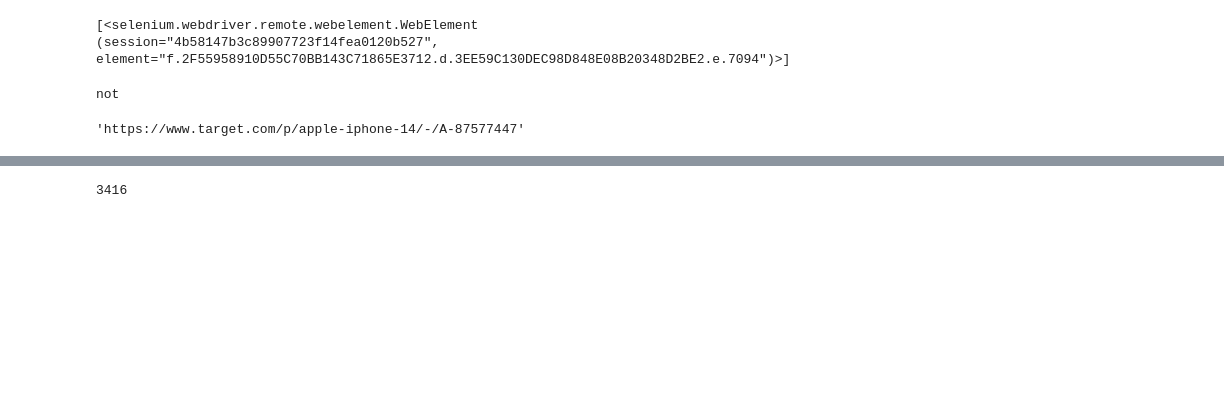
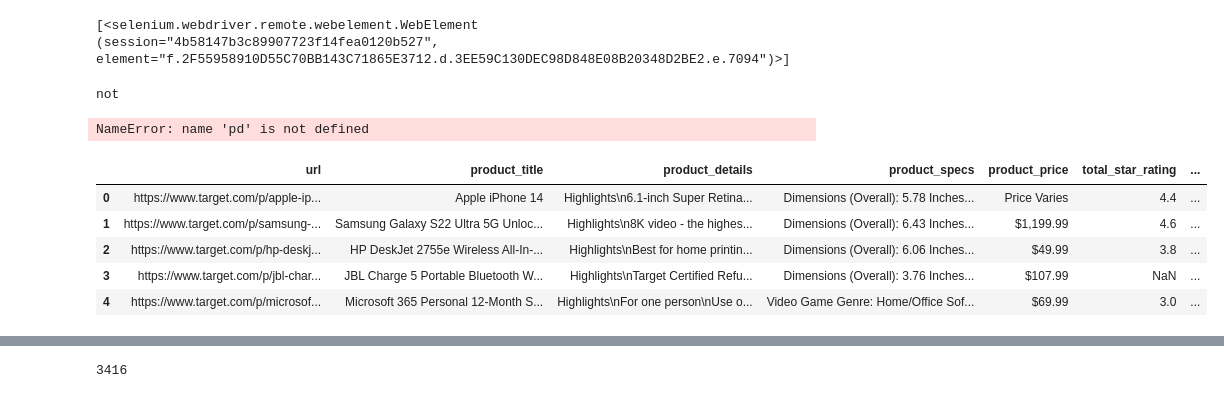
Before and after one commit to aneeshkhole/Perceived-Usefulness-of-online-customer-reviews, a Jupyter notebook: src/target parsing.ipynb, the cells around one changed output, grey strips where cells are left out. Cells and saved outputs as stored; diff of their text form; code cells hidden in the pictures; blank space fills up the shorter version.

```diff
--- a/src/target parsing.ipynb
+++ b/src/target parsing.ipynb
@@ -658,12 +238,19 @@ not
 # %%
 products = pd.DataFrame(product_records)
 reviews = pd.DataFrame(review_records)
-#products.to_csv('../data/target_products.csv',index=False)
-#reviews.to_csv('../data/target_reviews.csv',index=False)
+products.to_csv('../data/target_products.csv',index=False)
+reviews.to_csv('../data/target_reviews.csv',index=False)
+# %% [output]
+NameError: name 'pd' is not defined
-# %%
-products.iloc[0]['url']
-# %% [output]
-'https://www.target.com/p/apple-iphone-14/-/A-87577447'
+# %%
+products.head()
+# %% [output]
+|  | url | product_title | product_details | product_specs | product_price | total_star_rating | ... |
+| 0 | https://www.target.com/p/apple-ip... | Apple iPhone 14 | Highlights\n6.1-inch Super Retina... | Dimensions (Overall): 5.78 Inches... | Price Varies | 4.4 | ... |
+| 1 | https://www.target.com/p/samsung-... | Samsung Galaxy S22 Ultra 5G Unloc... | Highlights\n8K video - the highes... | Dimensions (Overall): 6.43 Inches... | $1,199.99 | 4.6 | ... |
+| 2 | https://www.target.com/p/hp-deskj... | HP DeskJet 2755e Wireless All-In-... | Highlights\nBest for home printin... | Dimensions (Overall): 6.06 Inches... | $49.99 | 3.8 | ... |
+| 3 | https://www.target.com/p/jbl-char... | JBL Charge 5 Portable Bluetooth W... | Highlights\nTarget Certified Refu... | Dimensions (Overall): 3.76 Inches... | $107.99 | NaN | ... |
+| 4 | https://www.target.com/p/microsof... | Microsoft 365 Personal 12-Month S... | Highlights\nFor one person\nUse o... | Video Game Genre: Home/Office Sof... | $69.99 | 3.0 | ... |
 # %%
 len(review_records)
 # %% [output]
```
Also changed, not shown: parts of 28 cells of this notebook, 16 other files.
